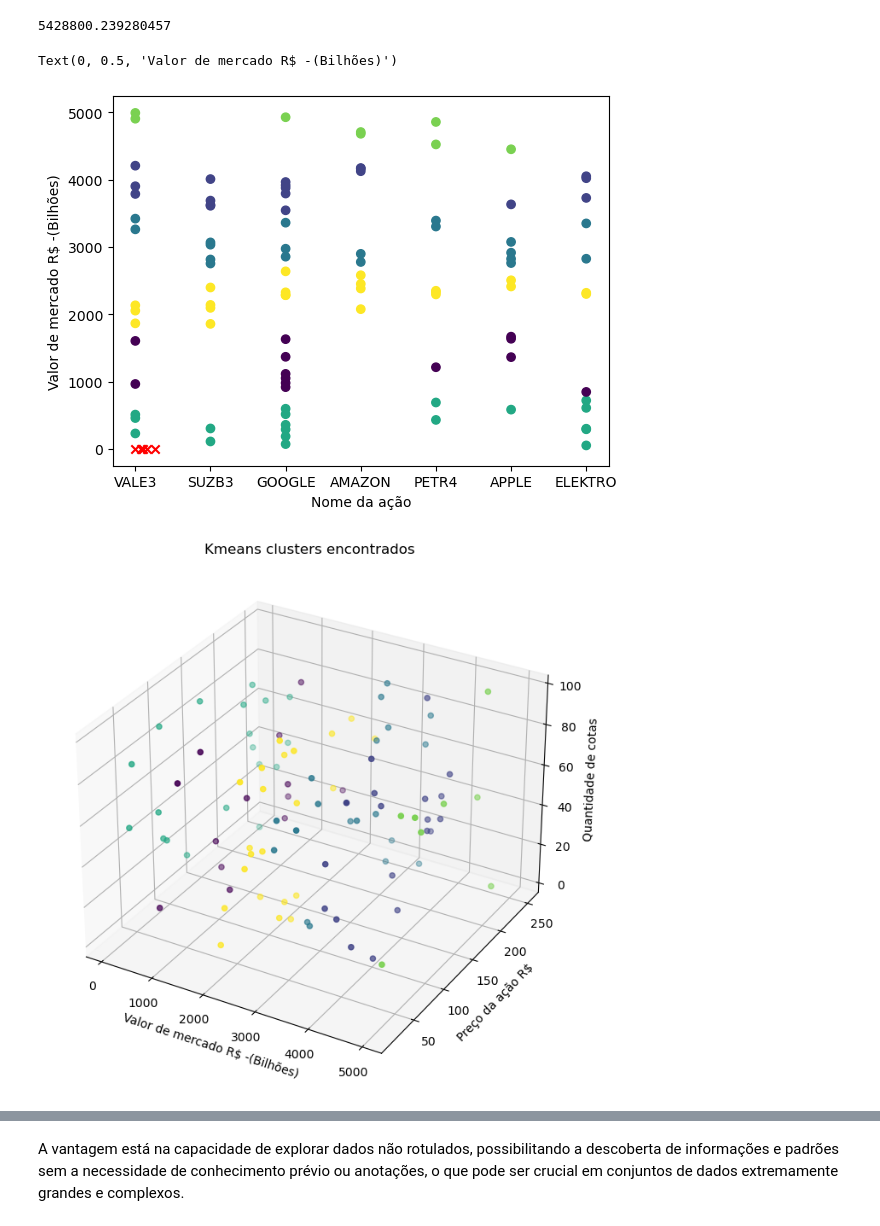
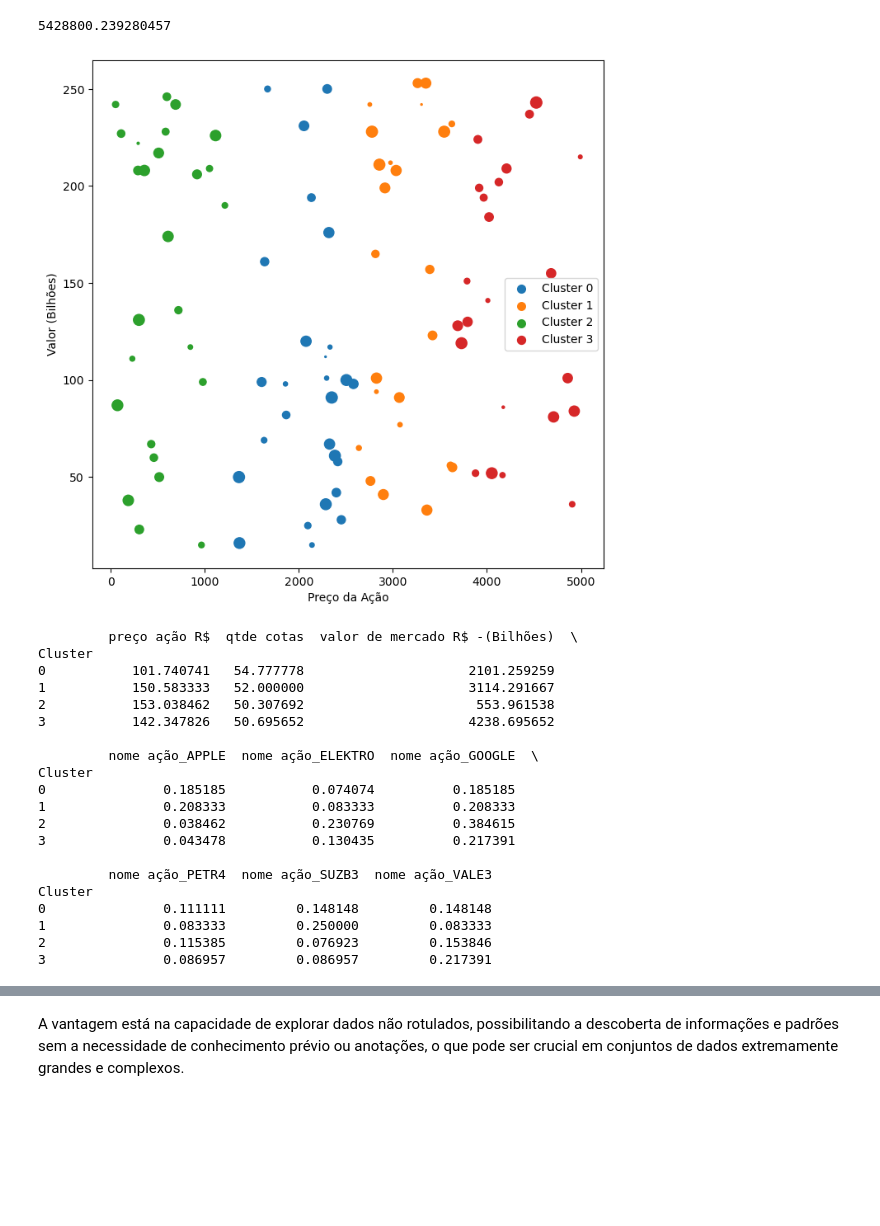
Before and after one commit to Jessicasq19/SomativaIABDjessy, a Jupyter notebook: somativa.ipynb, the cells around one changed output, grey strips where cells are left out. Saved outputs shown, nothing was run; the diff lists cells and outputs as text; code cells hidden in the pictures; blank space fills up the shorter version.

```diff
--- a/somativa.ipynb
+++ b/somativa.ipynb
@@ -113,32 +113,57 @@ print(sse)
 labels = kmeans.labels_
 centroids = kmeans.cluster_centers_
 # %%
-##### GRÁFICO 2D #####
-
-plt.scatter(df['nome ação'],df['valor de mercado R$ -(Bilhões)'], c= labels) # plota  o gráfico com a visualização dos clusters
+plt.scatter(df['Símbolo'],df['Preço'], c= labels) # plota  o gráfico com a visualização dos clusters
 plt.scatter(centroids[:, 4], centroids[:, 4], marker='x', color='red')
 # : indica o começo  e 4 até qual linha vai
 
-plt.xlabel("Nome da ação")
-plt.ylabel("Valor de mercado R$ -(Bilhões)")
+plt.xlabel("Símbolo")
+plt.ylabel("Preço")
-# %% [output]
-Text(0, 0.5, 'Valor de mercado R$ -(Bilhões)')
-[figure, removed]
-# %%
-##### GRÁFICO 3D #####
-
-from mpl_toolkits.mplot3d import Axes3D
-
-fig = plt.figure(figsize=(8,8))
-ax = fig.add_subplot(111, projection='3d')
-ax.scatter(df['valor de mercado R$ -(Bilhões)'], df['preço ação R$'], df['qtde cotas'], c=labels)
-
-
-ax.set_title('Kmeans clusters encontrados' )
-ax.set_xlabel('Valor de mercado R$ -(Bilhões)')
-ax.set_ylabel('Preço da ação R$')
-ax.set_zlabel('Quantidade de cotas')
-
-plt.show()
-# %% [output]
-[figure, removed]
+# %%
+# Cluster = 4 - GRÁFICO 2D
+
+data = pd.get_dummies(df, columns=['nome ação'], drop_first=True)
+features = data[['preço ação R$', 'qtde cotas', 'valor de mercado R$ -(Bilhões)']]
+kmeans = KMeans(n_clusters=4, random_state=0).fit(features)
+
+data['Cluster'] = kmeans.labels_
+
+# Visualizar os grupos em um gráfico tridimensional
+fig = plt.figure(figsize=(8,8))
+
+for cluster in data['Cluster'].unique():
+    cluster_data = data[data['Cluster'] == cluster]
+    plt.scatter(cluster_data['valor de mercado R$ -(Bilhões)'], cluster_data['preço ação R$'], cluster_data['qtde cotas'], label=f'Cluster {cluster}')
+
+plt.xlabel('Preço da Ação')
+plt.ylabel('Valor (Bilhões)')
+plt.title(f'')
+
+plt.legend()
+plt.show()
+
+# Analisar os clusters
+cluster_means = data.groupby('Cluster').mean()
+print(cluster_means)
+# %% [output]
+[figure, added]
+         preço ação R$  qtde cotas  valor de mercado R$ -(Bilhões)  \
+Cluster
+0           101.740741   54.777778                     2101.259259
+1           150.583333   52.000000                     3114.291667
+2           153.038462   50.307692                      553.961538
+3           142.347826   50.695652                     4238.695652
+
+         nome ação_APPLE  nome ação_ELEKTRO  nome ação_GOOGLE  \
+Cluster
+0               0.185185           0.074074          0.185185
+1               0.208333           0.083333          0.208333
+2               0.038462           0.230769          0.384615
+3               0.043478           0.130435          0.217391
+
+         nome ação_PETR4  nome ação_SUZB3  nome ação_VALE3
+Cluster
+0               0.111111         0.148148         0.148148
+1               0.083333         0.250000         0.083333
+2               0.115385         0.076923         0.153846
+3               0.086957         0.086957         0.217391
```
Also changed, not shown: parts of 5 cells of this notebook.
